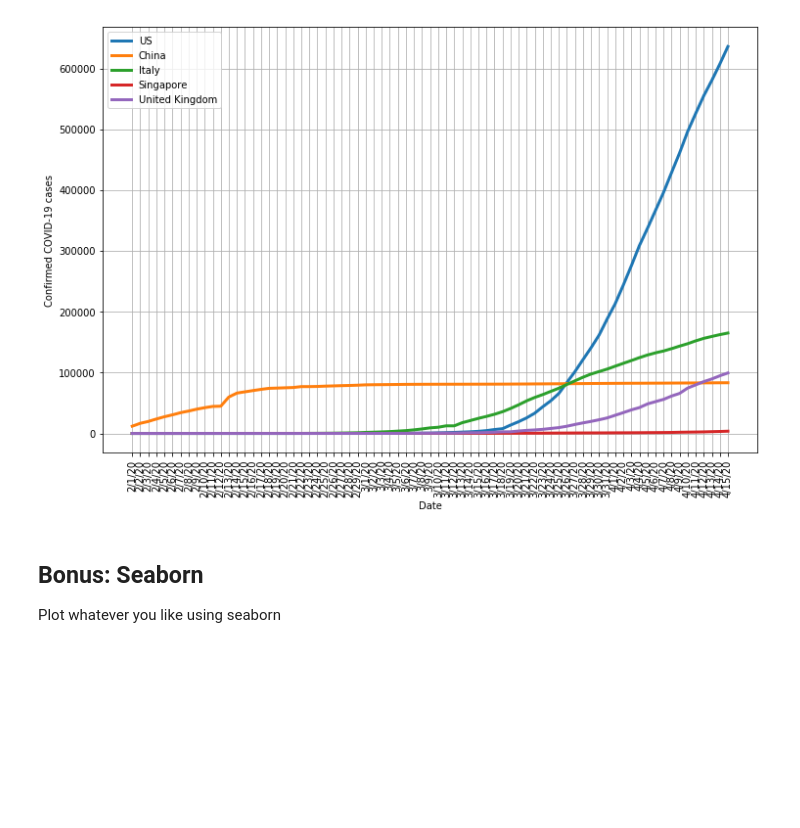
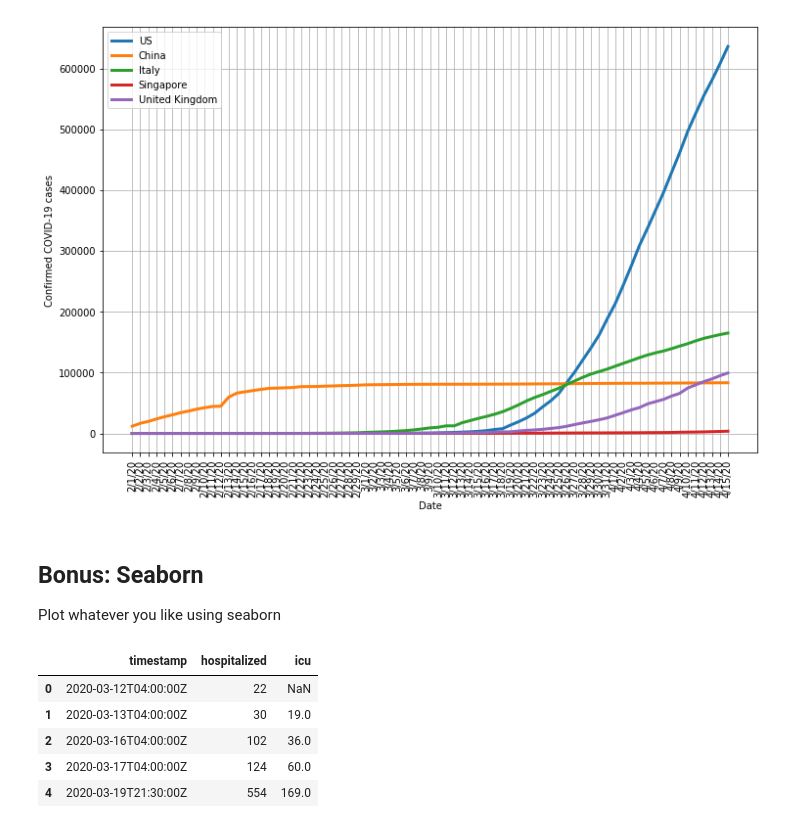
Before and after one commit to jjbussell/PythonDataCourse, a Jupyter notebook: Homeworks/HW2/HW2-PlotConfirmedCases.ipynb, the cells around one changed output. Saved outputs shown, nothing was run; the diff lists cells and outputs as text; code cells hidden in the pictures; blank space fills up the shorter version.

```diff
--- a/Homeworks/HW2/HW2-PlotConfirmedCases.ipynb
+++ b/Homeworks/HW2/HW2-PlotConfirmedCases.ipynb
@@ -347,0 +359,9 @@ Plot whatever you like using seaborn
+# %%
+hosp.head()
+# %% [output]
+|  | timestamp | hospitalized | icu |
+| 0 | 2020-03-12T04:00:00Z | 22 | NaN |
+| 1 | 2020-03-13T04:00:00Z | 30 | 19.0 |
+| 2 | 2020-03-16T04:00:00Z | 102 | 36.0 |
+| 3 | 2020-03-17T04:00:00Z | 124 | 60.0 |
+| 4 | 2020-03-19T21:30:00Z | 554 | 169.0 |
```
Also changed, not shown: parts of 8 cells of this notebook.
